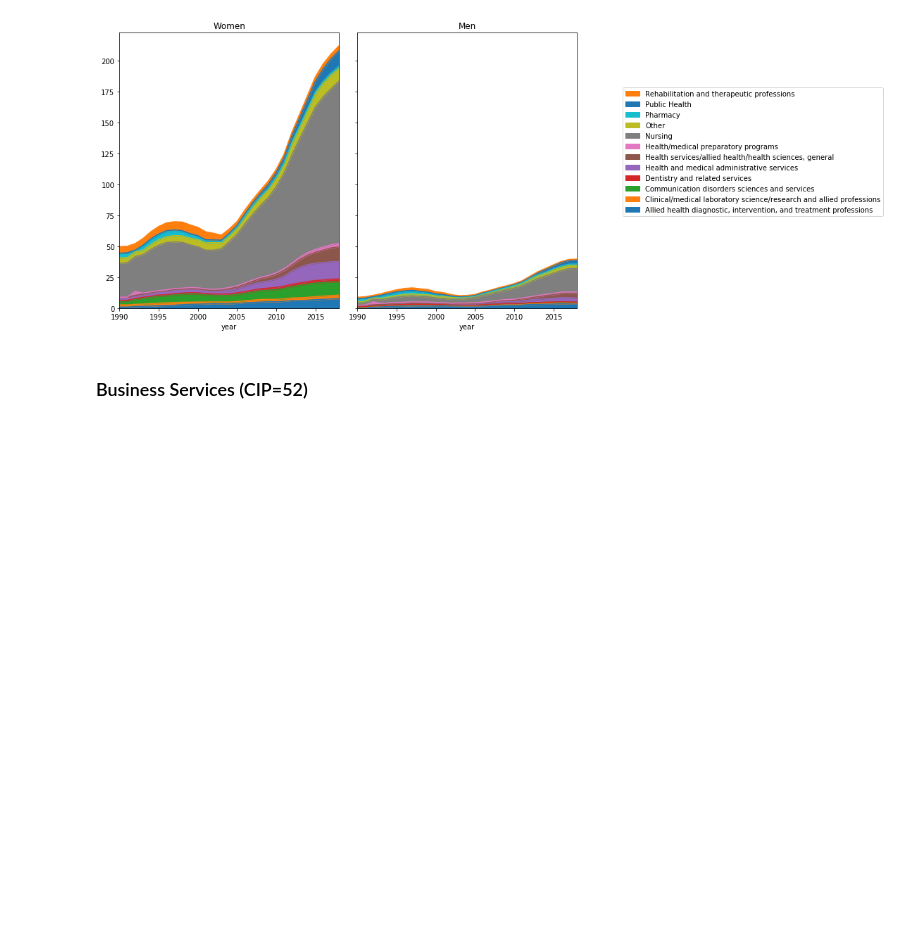
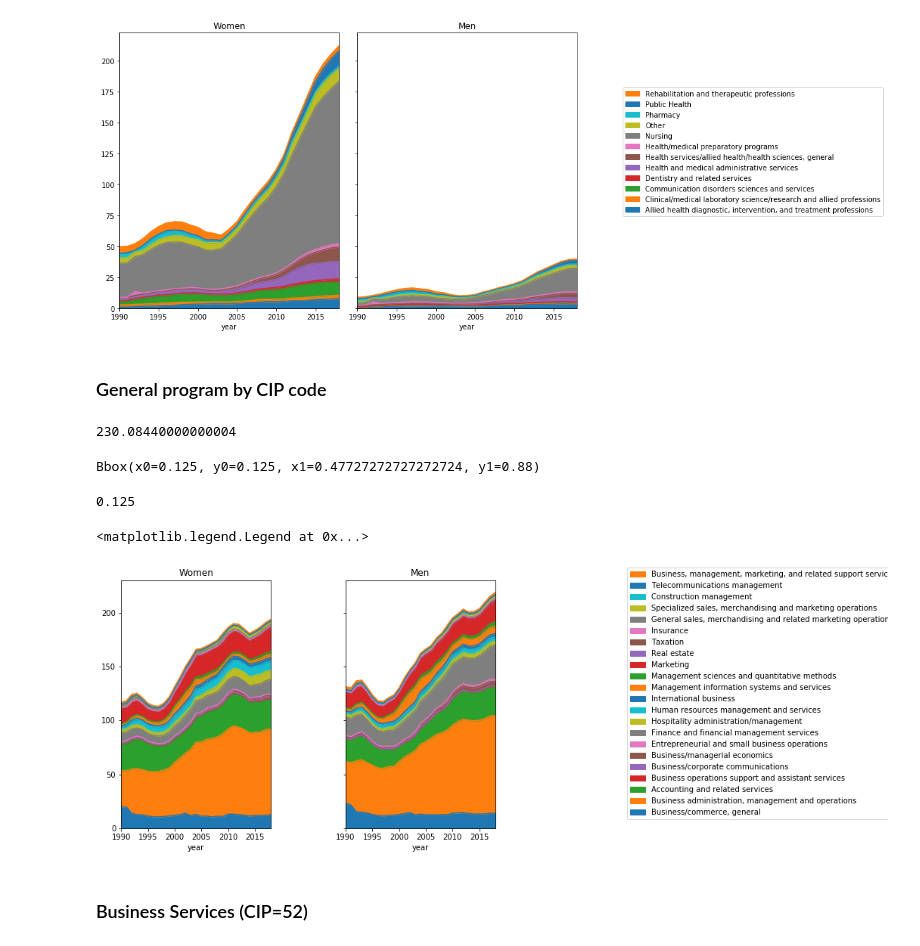
Before and after one commit to tara-sullivan/hcs, a Jupyter notebook: code/ipeds/ipeds_trends.ipynb, the cells around one changed output. Saved outputs shown, nothing was run; the diff lists cells and outputs as text; code cells hidden in the pictures; blank space fills up the shorter version.

```diff
--- a/code/ipeds/ipeds_trends.ipynb
+++ b/code/ipeds/ipeds_trends.ipynb
@@ -314,6 +317,57 @@ fig.legend(handles[::-1], labels[::-1], loc='center right',bbox_to_anchor=(1.6,
 # %% [output]
 <matplotlib.legend.Legend at 0x...>
 [figure]
+# %% [markdown]
+### General program by CIP code
+# %%
+cip = '52'
+
+# dataset steps
+# copy relevant portion of the dataset
+cipdf = df4.loc[df4['cip2']==cip].copy()
+# aggregate by the group; here, 4-digit cip code
+cipdf = cipdf.groupby(['year','cip4']).aggregate('sum').unstack()
+# convert to thousands
+cipdf = cipdf/1e3
+# find the maximum value in dataframe; add 5% to be consistent with matplotlib
+maxval = (cipdf.stack().groupby(['year']).aggregate('sum').values.max())*1.05
+# %% [output]
+230.08440000000004
+# %%
+print(ax[0].get_position())
+ax[1].get_position()
+# start here; shift this so it's, say, 80% of it's width.
+# https://stackoverflow.com/questions/4700614/how-to-put-the-legend-out-of-the-plot
+
+# fig size vs axes size?
+# %% [output]
+Bbox(x0=0.125, y0=0.125, x1=0.47727272727272724, y1=0.88)
+0.125
+# %%
+fig, ax = plt.subplots(1,2,sharey=True)
+
+fig.set_size_inches(3*fig_width,3*fig_height)
+
+cipdf['ctotalw'].plot.area(ax=ax[0],legend=None)
+cipdf['ctotalm'].plot.area(ax=ax[1],legend=None)
+
+ax[0].set_title('Women')
+ax[1].set_title('Men')
+
+ax[0].set_ylim((0, maxval))
+
+handles, labels = ax[0].get_legend_handles_labels()
+txt_labels = list(map(cip4df.loc[cip].to_dict()['ciptitle2010'].get, labels))
+
+box0 = ax[0].get_position()
+box1 = ax[1].get_position()
+ax[0].set_position([box0.x0, box0.y0, box0.width * 0.8, box0.height])
+ax[1].set_position([box1.x0, box1.y0, box1.width * 0.8, box1.height])
+
+fig.legend(handles[::-1], txt_labels[::-1], loc='center left',bbox_to_anchor=(1,.5),borderaxespad=0)
+# %% [output]
+<matplotlib.legend.Legend at 0x...>
+[figure, added]
 # %% [markdown]
 ### Business Services (CIP=52)
 # %%
```
Also changed, not shown: parts of 4 cells of this notebook.
